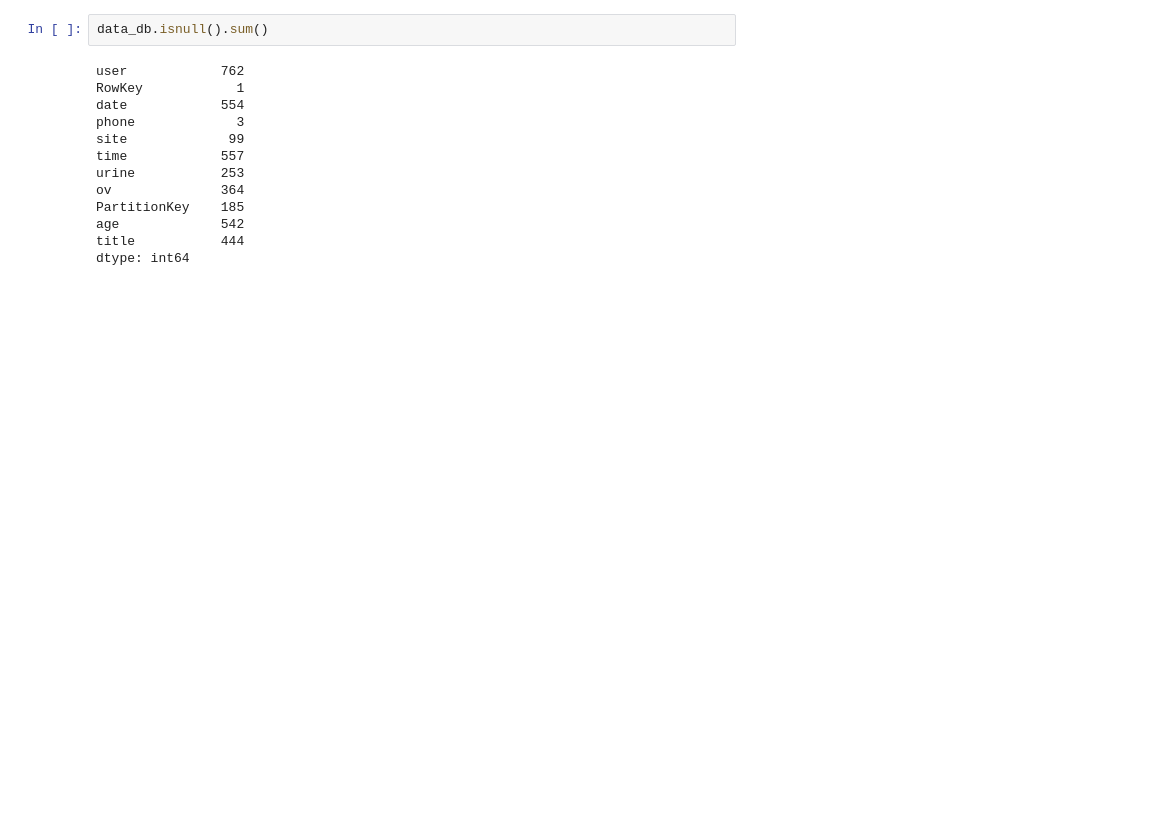
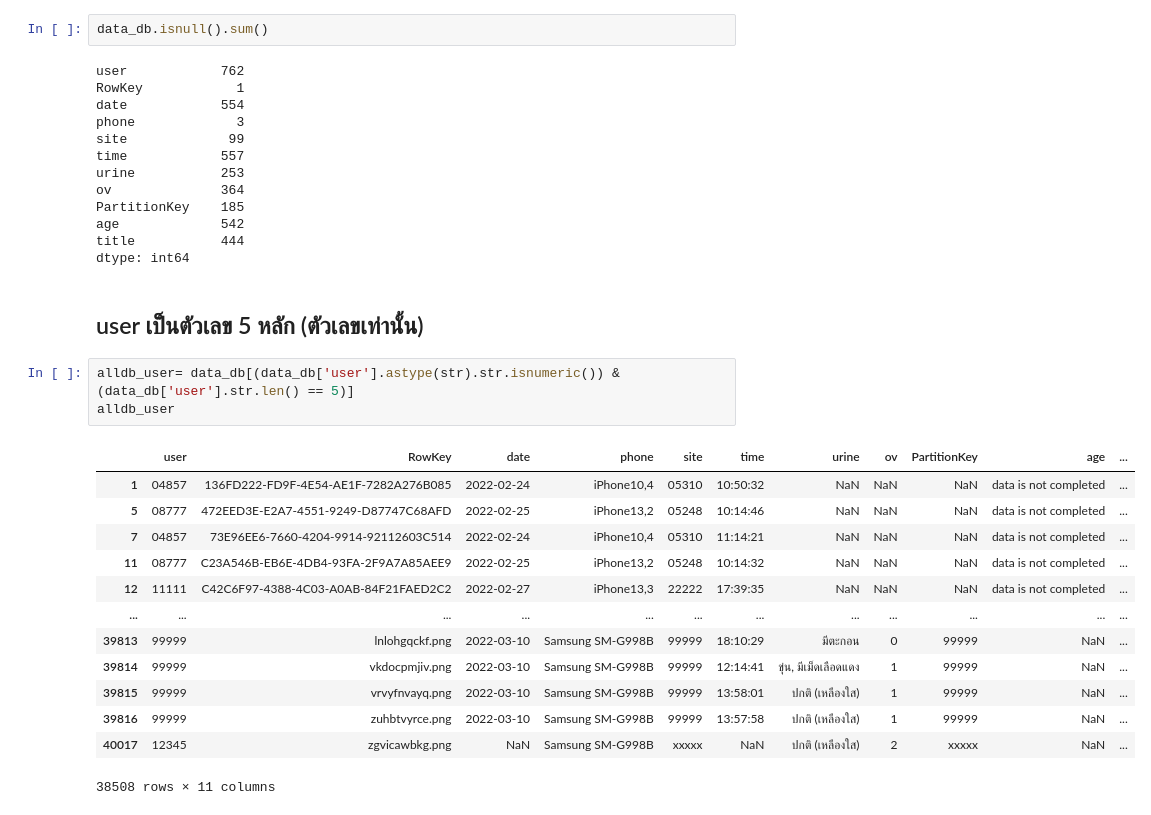
Before and after one commit to Chanunchida-May/data_viz_2022, a Jupyter notebook: FinalExam.ipynb, the cells around one changed output. Saved outputs shown, nothing was run; the diff lists cells and outputs as text; blank space fills up the shorter version.

```diff
--- a/FinalExam.ipynb
+++ b/FinalExam.ipynb
@@ -84,3 +84,22 @@ PartitionKey    185
 age             542
 title           444
 dtype: int64
+# %% [markdown]
+## user เป็นตัวเลข 5 หลัก (ตัวเลขเท่านั้น)
+# %%
+alldb_user= data_db[(data_db['user'].astype(str).str.isnumeric()) & (data_db['user'].str.len() == 5)]
+alldb_user
+# %% [output]
+|  | user | RowKey | date | phone | site | time | urine | ov | PartitionKey | age | ... |
+| 1 | 04857 | 136FD222-FD9F-4E54-AE1F-7282A276B085 | 2022-02-24 | iPhone10,4 | 05310 | 10:50:32 | NaN | NaN | NaN | data is not completed | ... |
+| 5 | 08777 | 472EED3E-E2A7-4551-9249-D87747C68AFD | 2022-02-25 | iPhone13,2 | 05248 | 10:14:46 | NaN | NaN | NaN | data is not completed | ... |
+| 7 | 04857 | 73E96EE6-7660-4204-9914-92112603C514 | 2022-02-24 | iPhone10,4 | 05310 | 11:14:21 | NaN | NaN | NaN | data is not completed | ... |
+| 11 | 08777 | C23A546B-EB6E-4DB4-93FA-2F9A7A85AEE9 | 2022-02-25 | iPhone13,2 | 05248 | 10:14:32 | NaN | NaN | NaN | data is not completed | ... |
+| 12 | 11111 | C42C6F97-4388-4C03-A0AB-84F21FAED2C2 | 2022-02-27 | iPhone13,3 | 22222 | 17:39:35 | NaN | NaN | NaN | data is not completed | ... |
+| ... | ... | ... | ... | ... | ... | ... | ... | ... | ... | ... | ... |
+| 39813 | 99999 | lnlohgqckf.png | 2022-03-10 | Samsung SM-G998B | 99999 | 18:10:29 | มีตะกอน | 0 | 99999 | NaN | ... |
+| 39814 | 99999 | vkdocpmjiv.png | 2022-03-10 | Samsung SM-G998B | 99999 | 12:14:41 | ขุ่น, มีเม็ดเลือดแดง | 1 | 99999 | NaN | ... |
+| 39815 | 99999 | vrvyfnvayq.png | 2022-03-10 | Samsung SM-G998B | 99999 | 13:58:01 | ปกติ (เหลืองใส) | 1 | 99999 | NaN | ... |
+| 39816 | 99999 | zuhbtvyrce.png | 2022-03-10 | Samsung SM-G998B | 99999 | 13:57:58 | ปกติ (เหลืองใส) | 1 | 99999 | NaN | ... |
+| 40017 | 12345 | zgvicawbkg.png | NaN | Samsung SM-G998B | xxxxx | NaN | ปกติ (เหลืองใส) | 2 | xxxxx | NaN | ... |
+38508 rows × 11 columns
```
Also changed, not shown: parts of 9 cells of this notebook.
